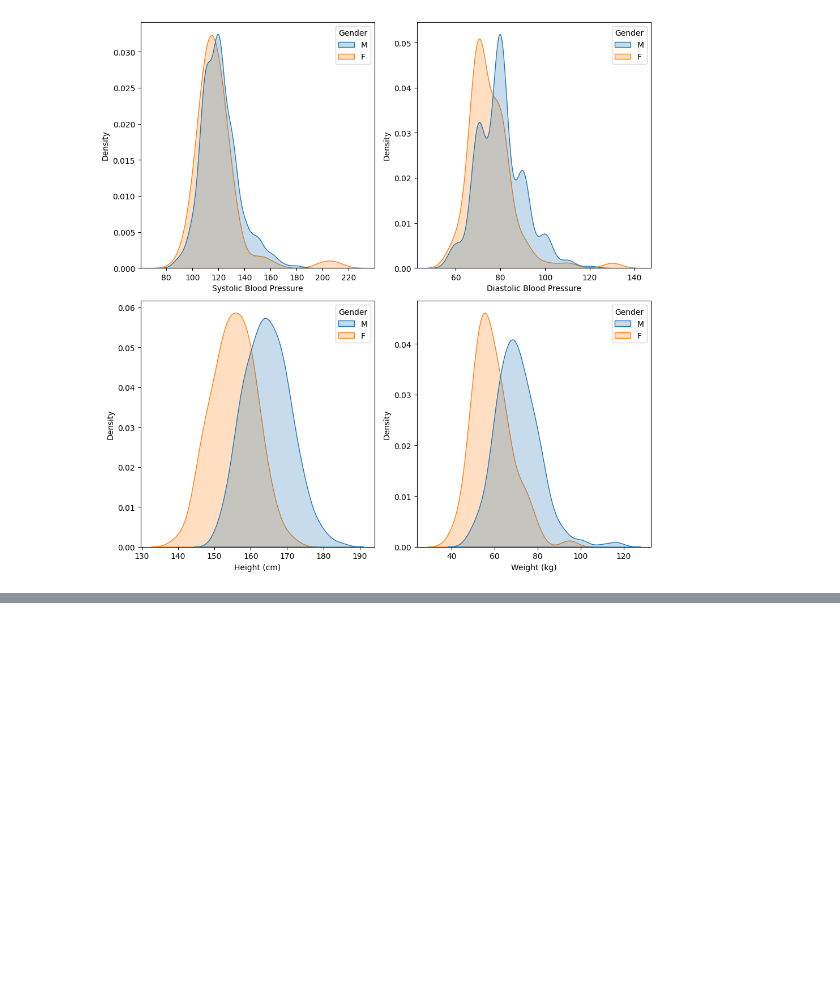
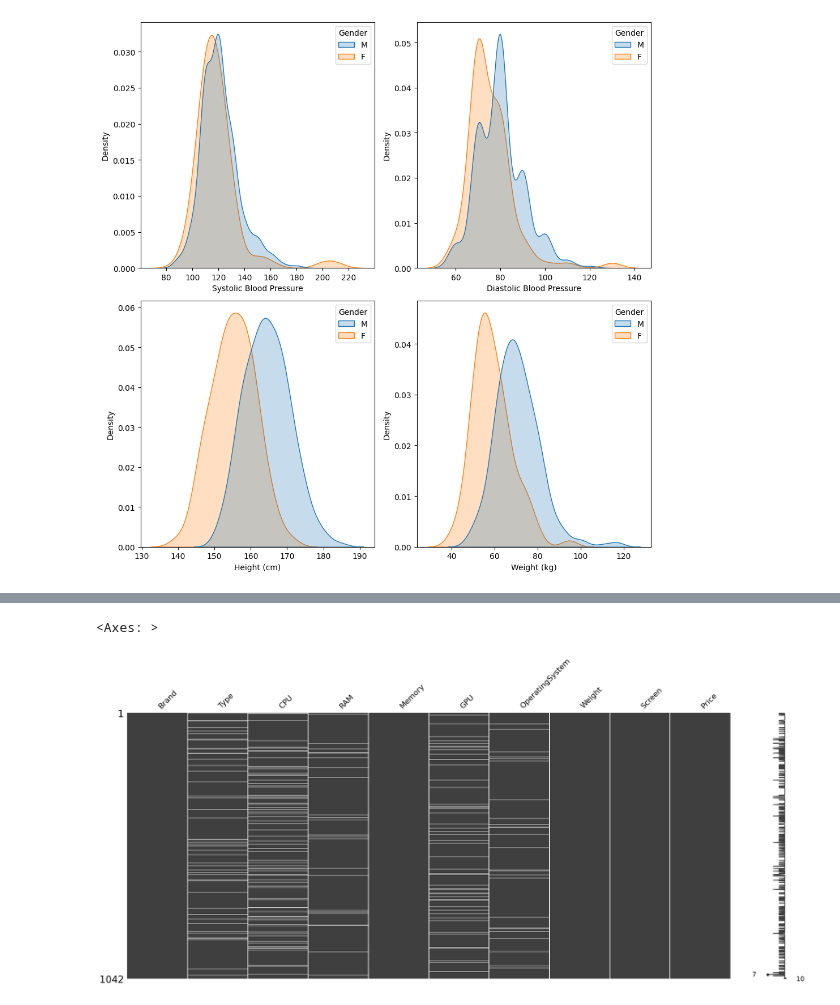
Before and after one commit to HafidAmbardi/tabulardataguidebook, a Jupyter notebook: EDA/univariate.ipynb, the cells around one changed output, grey strips where cells are left out. Drawn from its saved outputs; the diff is of its cells as text; code cells hidden in the pictures; blank space fills up the shorter version.

```diff
--- a/EDA/univariate.ipynb
+++ b/EDA/univariate.ipynb
@@ -162,0 +172,6 @@ create_density_plots(df, ['Systolic Blood Pressure','Diastolic Blood Pressure',
+# %%
+import missingno as msno
+msno.matrix(df)
+# %% [output]
+<Axes: >
+[figure, added]
```
Also changed, not shown: parts of 3 cells of this notebook.
